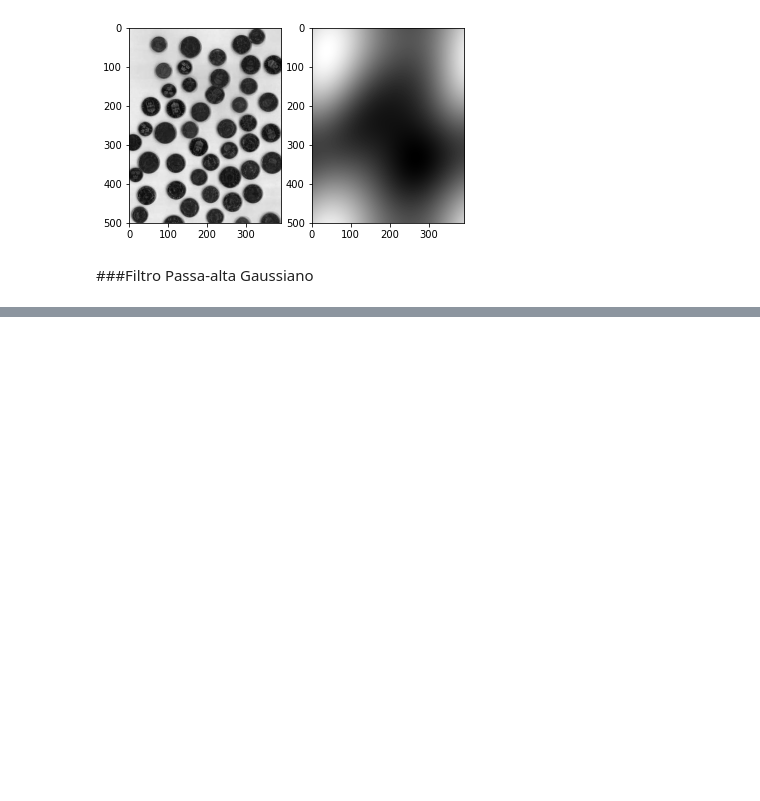
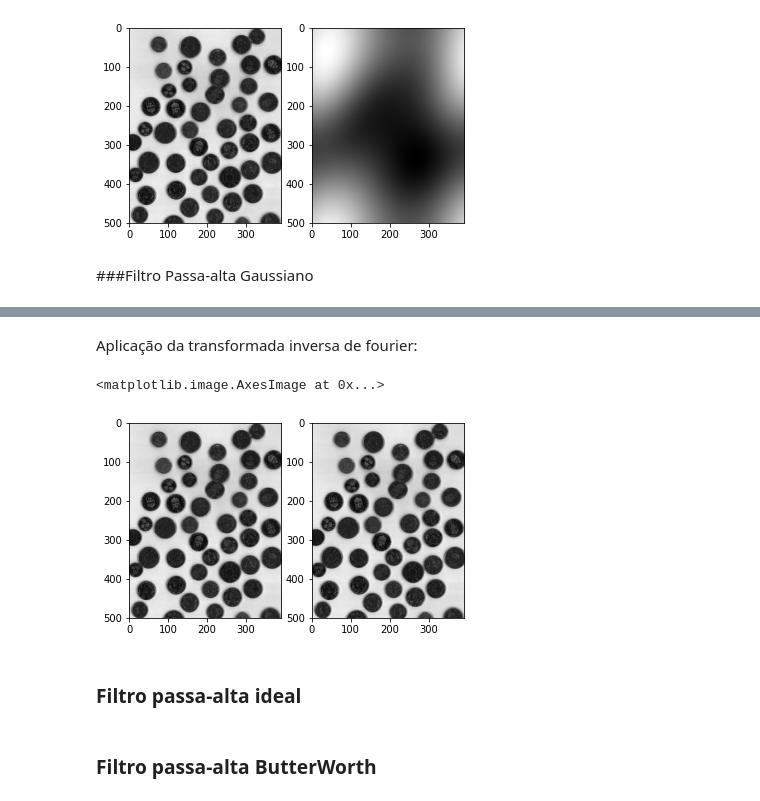
Before and after one commit to Jose-Bruno/ProcessamentoDigitalDeImagens, a Jupyter notebook: José_Bruno_da_Silva_Santos_PDI.ipynb, the cells around one changed output, grey strips where cells are left out. Saved outputs shown, nothing was run; the diff lists cells and outputs as text; code cells hidden in the pictures; blank space fills up the shorter version.

```diff
--- a/José_Bruno_da_Silva_Santos_PDI.ipynb
+++ b/José_Bruno_da_Silva_Santos_PDI.ipynb
@@ -170,0 +221,19 @@ aux2.imshow(np.abs(passa_baixa_gaussiano_inverso), cmap="gray")
+# %% [markdown]
+Aplicação da transformada inversa de fourier:
+# %%
+passa_alta_gaussiano_inverso = np.fft.ifft2(passa_alta_gaussiano_shift_inverso)
+
+fig = plt.figure()
+
+aux1 = fig.add_subplot(1, 2, 1)
+aux1.imshow(img, cmap="gray")
+
+aux2 = fig.add_subplot(1, 2, 2)
+aux2.imshow(np.abs(passa_alta_gaussiano_inverso), cmap="gray")
+# %% [output]
+<matplotlib.image.AxesImage at 0x...>
+[figure, added]
+# %% [markdown]
+### Filtro passa-alta ideal
+# %% [markdown]
+### Filtro passa-alta ButterWorth
```
Also changed, not shown: parts of 6 cells of this notebook.
